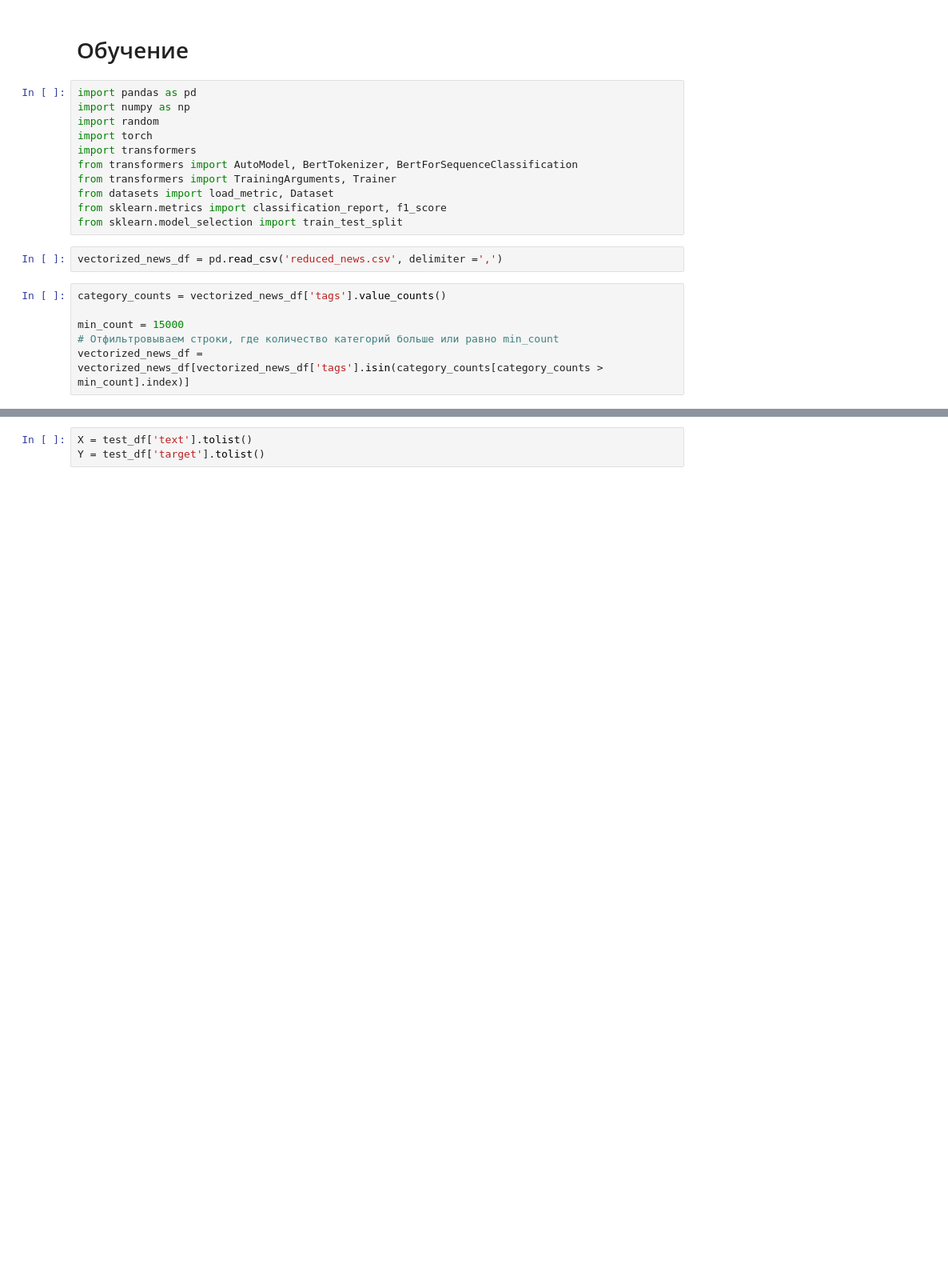
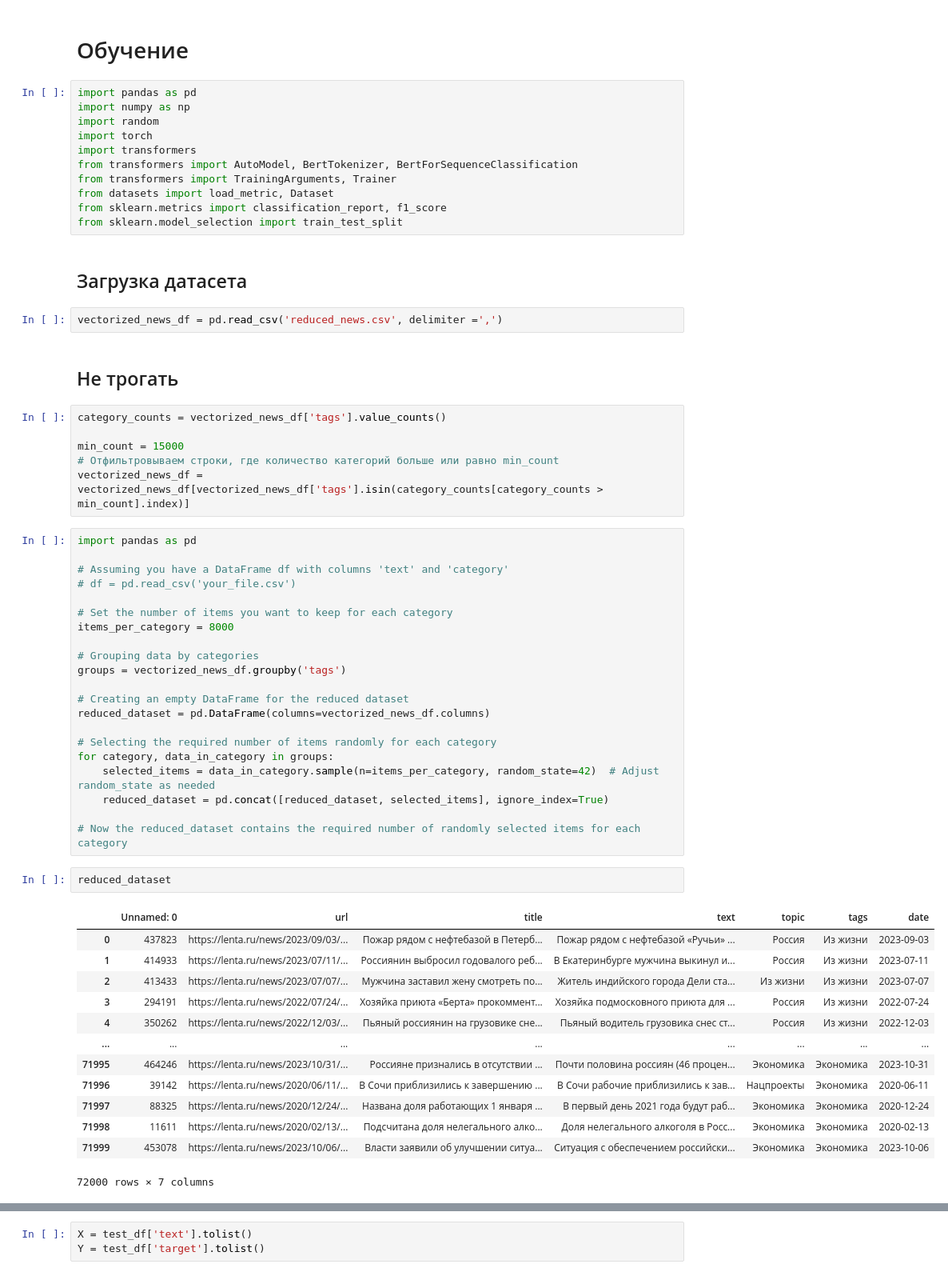
Before and after one commit to YourCarma/VKR, a Jupyter notebook: researches/natashaResearch.ipynb, the cells around one changed output, grey strips where cells are left out. Shown at 80% size. Cells and saved outputs as stored; diff of their text form; blank space fills up the shorter version.

```diff
--- a/researches/natashaResearch.ipynb
+++ b/researches/natashaResearch.ipynb
@@ -92,11 +92,52 @@ from transformers import TrainingArguments, Trainer
 from datasets import load_metric, Dataset
 from sklearn.metrics import classification_report, f1_score
 from sklearn.model_selection import train_test_split
+# %% [markdown]
+## Загрузка датасета
 # %%
 vectorized_news_df = pd.read_csv('reduced_news.csv', delimiter =',')
+# %% [markdown]
+## Не трогать
 # %%
 category_counts = vectorized_news_df['tags'].value_counts()
 
 min_count = 15000
 # Отфильтровываем строки, где количество категорий больше или равно min_count
 vectorized_news_df = vectorized_news_df[vectorized_news_df['tags'].isin(category_counts[category_counts > min_count].index)]
+# %%
+import pandas as pd
+
+# Assuming you have a DataFrame df with columns 'text' and 'category'
+# df = pd.read_csv('your_file.csv')
+
+# Set the number of items you want to keep for each category
+items_per_category = 8000
+
+# Grouping data by categories
+groups = vectorized_news_df.groupby('tags')
+
+# Creating an empty DataFrame for the reduced dataset
+reduced_dataset = pd.DataFrame(columns=vectorized_news_df.columns)
+
+# Selecting the required number of items randomly for each category
+for category, data_in_category in groups:
+    selected_items = data_in_category.sample(n=items_per_category, random_state=42)  # Adjust random_state as needed
+    reduced_dataset = pd.concat([reduced_dataset, selected_items], ignore_index=True)
+
+# Now the reduced_dataset contains the required number of randomly selected items for each category
+# %%
+reduced_dataset
+# %% [output]
+|  | Unnamed: 0 | url | title | text | topic | tags | date |
+| 0 | 437823 | https://lenta.ru/news/2023/09/03/... | Пожар рядом с нефтебазой в Петерб... | Пожар рядом с нефтебазой «Ручьи» ... | Россия | Из жизни | 2023-09-03 |
+| 1 | 414933 | https://lenta.ru/news/2023/07/11/... | Россиянин выбросил годовалого реб... | В Екатеринбурге мужчина выкинул и... | Россия | Из жизни | 2023-07-11 |
+| 2 | 413433 | https://lenta.ru/news/2023/07/07/... | Мужчина заставил жену смотреть по... | Житель индийского города Дели ста... | Из жизни | Из жизни | 2023-07-07 |
+| 3 | 294191 | https://lenta.ru/news/2022/07/24/... | Хозяйка приюта «Берта» прокоммент... | Хозяйка подмосковного приюта для ... | Россия | Из жизни | 2022-07-24 |
+| 4 | 350262 | https://lenta.ru/news/2022/12/03/... | Пьяный россиянин на грузовике сне... | Пьяный водитель грузовика снес ст... | Россия | Из жизни | 2022-12-03 |
+| ... | ... | ... | ... | ... | ... | ... | ... |
+| 71995 | 464246 | https://lenta.ru/news/2023/10/31/... | Россияне признались в отсутствии ... | Почти половина россиян (46 процен... | Экономика | Экономика | 2023-10-31 |
+| 71996 | 39142 | https://lenta.ru/news/2020/06/11/... | В Сочи приблизились к завершению ... | В Сочи рабочие приблизились к зав... | Нацпроекты | Экономика | 2020-06-11 |
+| 71997 | 88325 | https://lenta.ru/news/2020/12/24/... | Названа доля работающих 1 января ... | В первый день 2021 года будут раб... | Экономика | Экономика | 2020-12-24 |
+| 71998 | 11611 | https://lenta.ru/news/2020/02/13/... | Подсчитана доля нелегального алко... | Доля нелегального алкоголя в Росс... | Экономика | Экономика | 2020-02-13 |
+| 71999 | 453078 | https://lenta.ru/news/2023/10/06/... | Власти заявили об улучшении ситуа... | Ситуация с обеспечением российски... | Экономика | Экономика | 2023-10-06 |
+72000 rows × 7 columns
```
Also changed, not shown: parts of 7 cells of this notebook, 6 other files.
